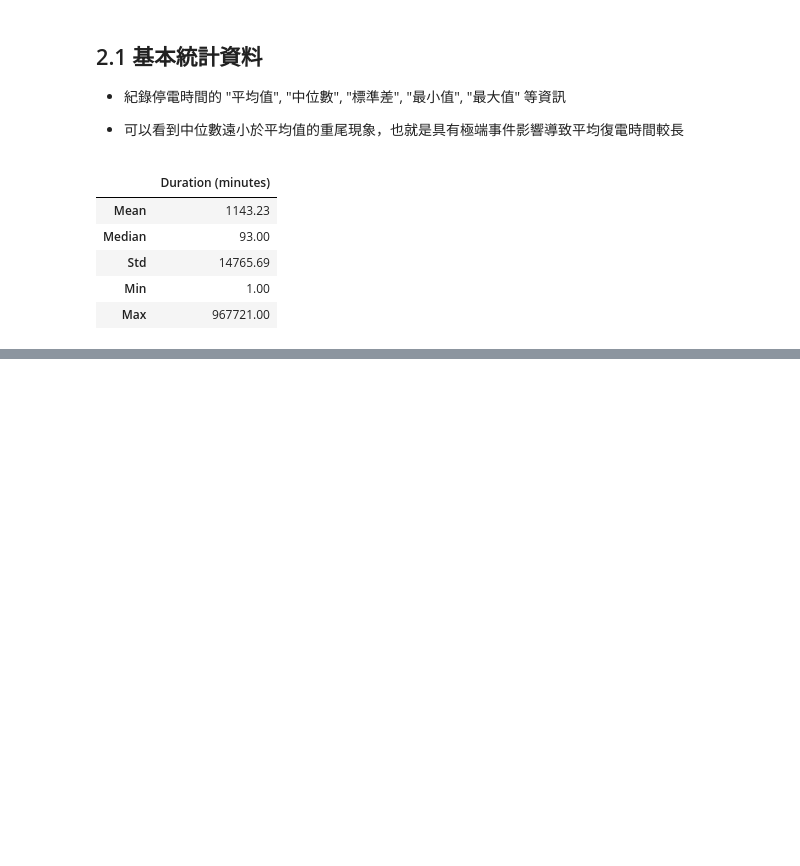
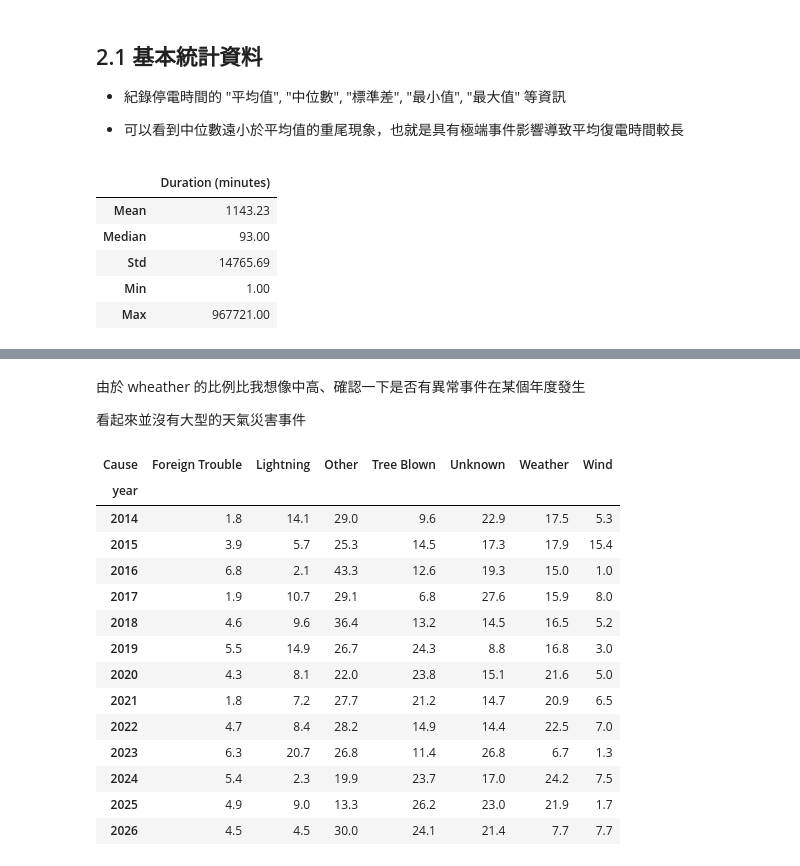
Before and after one commit to jungswork/05_Power_Grid_Repair_Time, a Jupyter notebook: 02_data_analysis.ipynb, the cells around one changed output, grey strips where cells are left out. Saved outputs shown, nothing was run; the diff lists cells and outputs as text; code cells hidden in the pictures; blank space fills up the shorter version.

```diff
--- a/02_data_analysis.ipynb
+++ b/02_data_analysis.ipynb
@@ -110,0 +144,25 @@ stats.to_frame("Duration (minutes)").round(2)
+# %% [markdown]
+由於 wheather 的比例比我想像中高、確認一下是否有異常事件在某個年度發生
+
+看起來並沒有大型的天氣災害事件
+# %%
+# 各年度 Cause 分布
+year_cause = df.groupby(["year", "Cause"]).size().unstack(fill_value=0)
+year_cause_pct = year_cause.div(year_cause.sum(axis=1), axis=0).round(3) * 100
+year_cause_pct
+# %% [output]
+| Cause | Foreign Trouble | Lightning | Other | Tree Blown | Unknown | Weather | Wind |
+| year |  |  |  |  |  |  |  |
+| 2014 | 1.8 | 14.1 | 29.0 | 9.6 | 22.9 | 17.5 | 5.3 |
+| 2015 | 3.9 | 5.7 | 25.3 | 14.5 | 17.3 | 17.9 | 15.4 |
+| 2016 | 6.8 | 2.1 | 43.3 | 12.6 | 19.3 | 15.0 | 1.0 |
+| 2017 | 1.9 | 10.7 | 29.1 | 6.8 | 27.6 | 15.9 | 8.0 |
+| 2018 | 4.6 | 9.6 | 36.4 | 13.2 | 14.5 | 16.5 | 5.2 |
+| 2019 | 5.5 | 14.9 | 26.7 | 24.3 | 8.8 | 16.8 | 3.0 |
+| 2020 | 4.3 | 8.1 | 22.0 | 23.8 | 15.1 | 21.6 | 5.0 |
+| 2021 | 1.8 | 7.2 | 27.7 | 21.2 | 14.7 | 20.9 | 6.5 |
+| 2022 | 4.7 | 8.4 | 28.2 | 14.9 | 14.4 | 22.5 | 7.0 |
+| 2023 | 6.3 | 20.7 | 26.8 | 11.4 | 26.8 | 6.7 | 1.3 |
+| 2024 | 5.4 | 2.3 | 19.9 | 23.7 | 17.0 | 24.2 | 7.5 |
+| 2025 | 4.9 | 9.0 | 13.3 | 26.2 | 23.0 | 21.9 | 1.7 |
+| 2026 | 4.5 | 4.5 | 30.0 | 24.1 | 21.4 | 7.7 | 7.7 |
```
Also changed, not shown: parts of 9 cells of this notebook.
